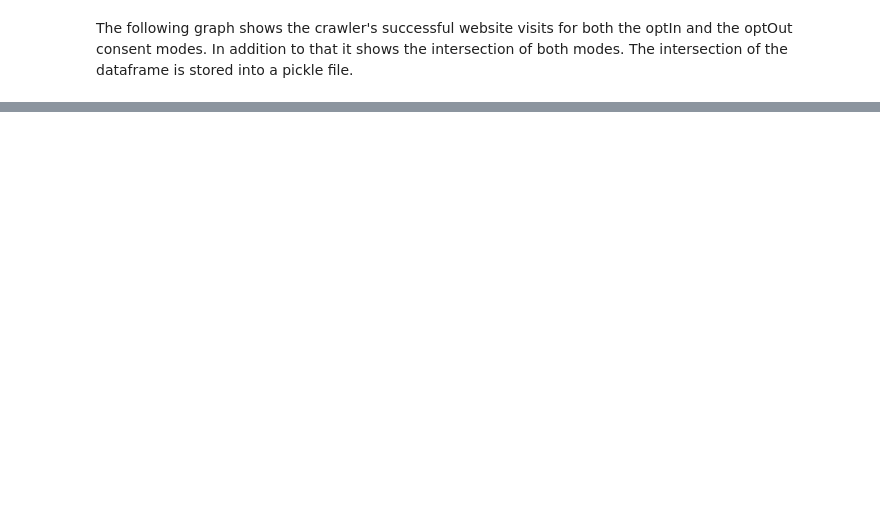
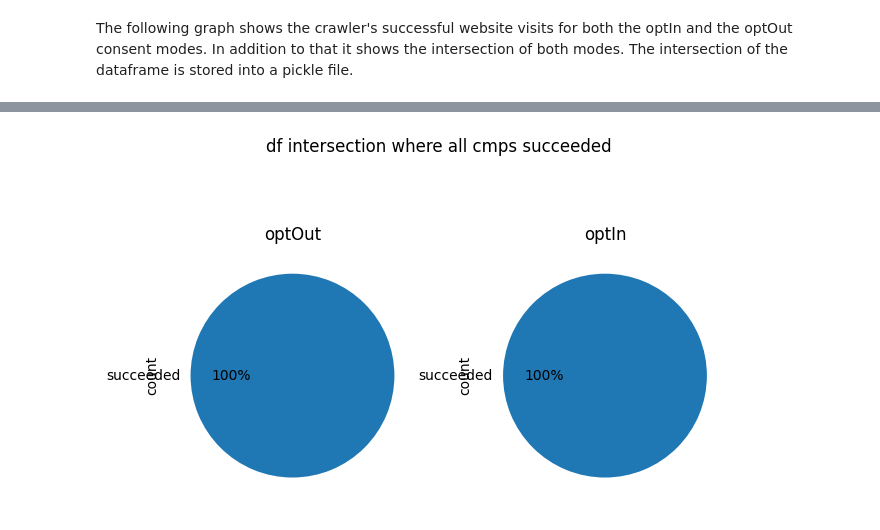
Before and after one commit to woutgit/sendBeacon-crawler, a Jupyter notebook: analysis/load_dataframe.ipynb, the cells around one changed output, grey strips where cells are left out. Drawn from its saved outputs; the diff is of its cells as text; code cells hidden in the pictures; blank space fills up the shorter version.

```diff
--- a/analysis/load_dataframe.ipynb
+++ b/analysis/load_dataframe.ipynb
@@ -64,0 +120,20 @@ plt.show()
+# %%
+df_optOut_cmps_succeeded_only = df_optOut[df_optOut['cmps'] == "succeeded"]
+
+val = np.intersect1d(df_optIn_cmps_succeeded_only['initialUrl'], df_optOut_cmps_succeeded_only['initialUrl'])
+
+df_all_cmps_succeeded = df[df['initialUrl'].isin(val)]
+df_all_cmps_succeeded.to_pickle("data/all_cmps_succeeded.pkl")
+
+fig, axis = plt.subplots(1, 2)
+fig.suptitle("df intersection where all cmps succeeded")
+fig.tight_layout()
+
+values = df_all_cmps_succeeded.groupby('autoconsent_action').cmps.value_counts()
+
+values['optOut'].plot(kind='pie', autopct='%.0f%%', title='optOut', ax=axis[0])
+values['optIn'].plot(kind='pie', autopct='%.0f%%', title='optIn', ax=axis[1])
+
+plt.show()
+# %% [output]
+[figure, added]
```
Also changed, not shown: parts of 5 cells of this notebook, 12 other files.
